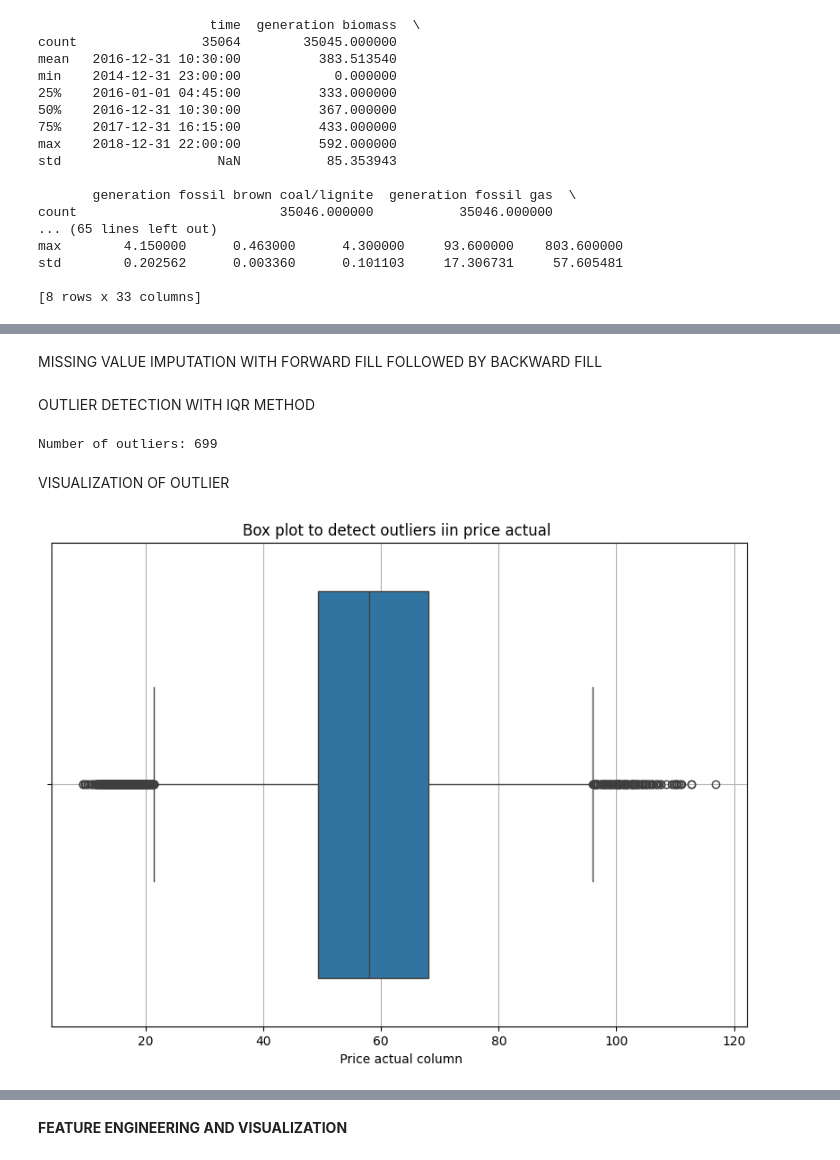
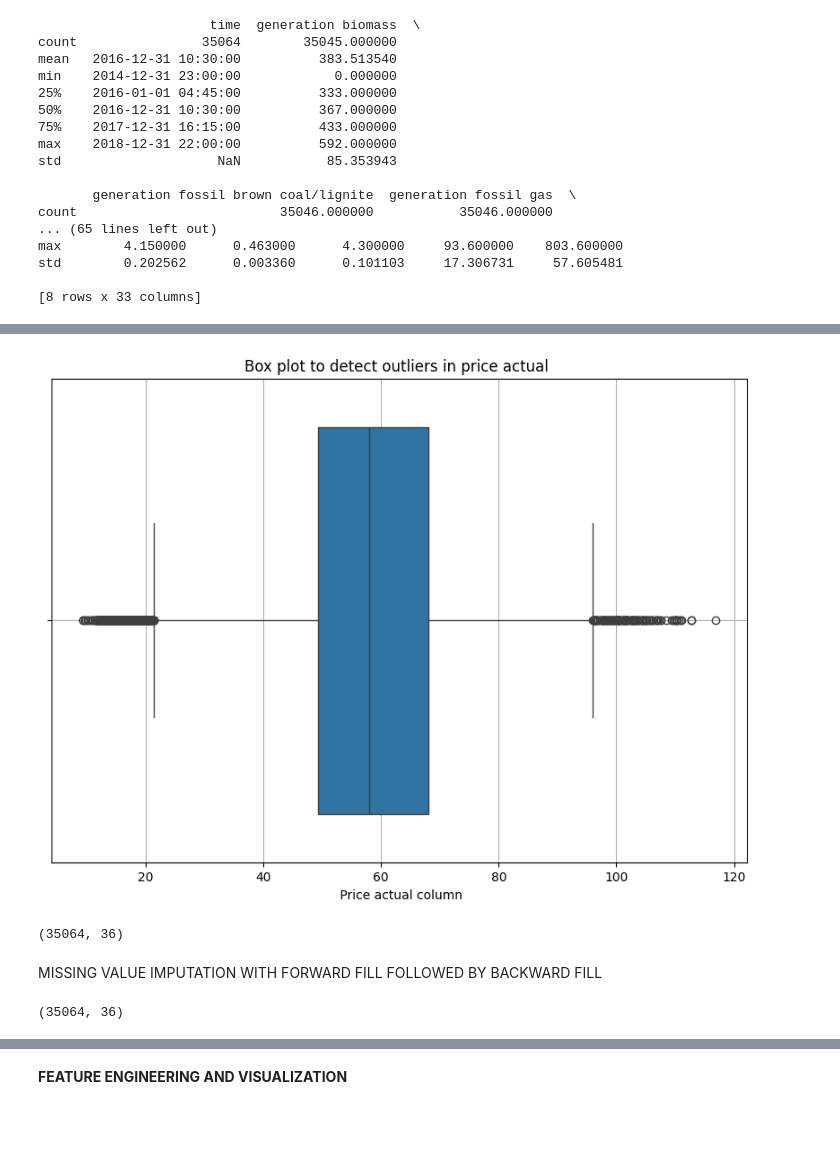
Before and after one commit to springboardmentor140/Electricity-Demand-Forecasting, a Jupyter notebook: Soumita Bhattacharjee/Springboard_Soumita.ipynb, the cells around one changed output, grey strips where cells are left out. Cells and saved outputs as stored; diff of their text form; code cells hidden in the pictures; blank space fills up the shorter version.

```diff
--- a/Soumita Bhattacharjee/Springboard_Soumita.ipynb
+++ b/Soumita Bhattacharjee/Springboard_Soumita.ipynb
@@ -173,6 +247,20 @@ std        0.202562      0.003360      0.101103     17.306731     57.605481
+# %%
+import seaborn as sns
+import matplotlib.pyplot as plt
+plt.figure(figsize=(10,7))
+sns.boxplot(x=merged_df['price actual'])
+plt.title("Box plot to detect outliers in price actual ")
+plt.xlabel(" Price actual column")
+plt.grid(True)
+plt.show()
+merged_df.shape
+# %% [output]
+[figure, added]
+(35064, 36)
 # %% [markdown]
 MISSING VALUE IMPUTATION WITH FORWARD FILL FOLLOWED BY BACKWARD FILL
 # %%
+
 def impute_and_ffillbfill(df):
   """
   Imputes missing values and performs forward fill (ffill) in a DataFrame.
@@ -183,7 +271,7 @@ def impute_and_ffillbfill(df):
   Returns:
       pandas.DataFrame: The DataFrame with missing values imputed and forward filled.
   """
-  # Impute missing values (can be customized based on data type and needs)
+  # Impute missing values (can be customized based on data type and4 needs)
   df = df.fillna(method='ffill')  # Forward fill all missing values
   df = df.fillna(method='bfill')  # Backward fill all missing values remaining after the forward fill as forward fill can still leave empty rows due to missing values in the very beginning, all missing values in a row or gaps between missing value clusters
 
@@ -192,41 +280,6 @@ def impute_and_ffillbfill(df):
 
 
 merged_df = impute_and_ffillbfill(merged_df)
+merged_df.shape
+# %% [output]
+(35064, 36)
-# %% [markdown]
-OUTLIER DETECTION WITH IQR METHOD
-# %%
-                                              #OUTLIER DETECTION
-
-#The Interquartile Range (IQR) is a robust statistical measure of variability used to identify outliers in a dataset.
-###The IQR method uses thresholds to define outlier boundaries:
-###Lower whisker: Q1 - 1.5 * IQR
-###Upper whisker: Q3 + 1.5 * IQR
-###Data points below the lower whisker or above the upper whisker are considered potential outliers.
-
-
-Q1 = merged_df['price actual'].quantile(0.25)
-Q3 = merged_df['price actual'].quantile(0.75)
-IQR = Q3 - Q1
-
-
-lower_bound = Q1 - 1.5 * IQR
-upper_bound = Q3 + 1.5 * IQR
-
-
-outliers = merged_df[(merged_df['price actual'] < lower_bound) | (merged_df['price actual'] > upper_bound)]
-print(f"Number of outliers: {len(outliers)}")
-# %% [output]
-Number of outliers: 699
-# %% [markdown]
-VISUALIZATION OF OUTLIER
-# %%
-import seaborn as sns
-import matplotlib.pyplot as plt
-plt.figure(figsize=(10,7))
-sns.boxplot(x=merged_df['price actual'])
-plt.title("Box plot to detect outliers iin price actual ")
-plt.xlabel(" Price actual column")
-plt.grid(True)
-plt.show()
-# %% [output]
-[figure, removed]
```
Also changed, not shown: parts of 62 cells of this notebook, 1 other file.
